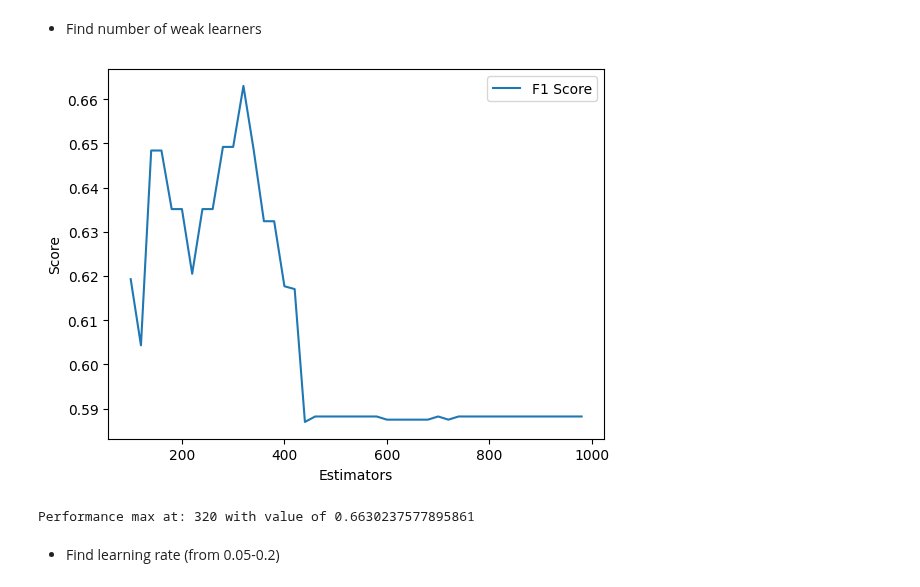
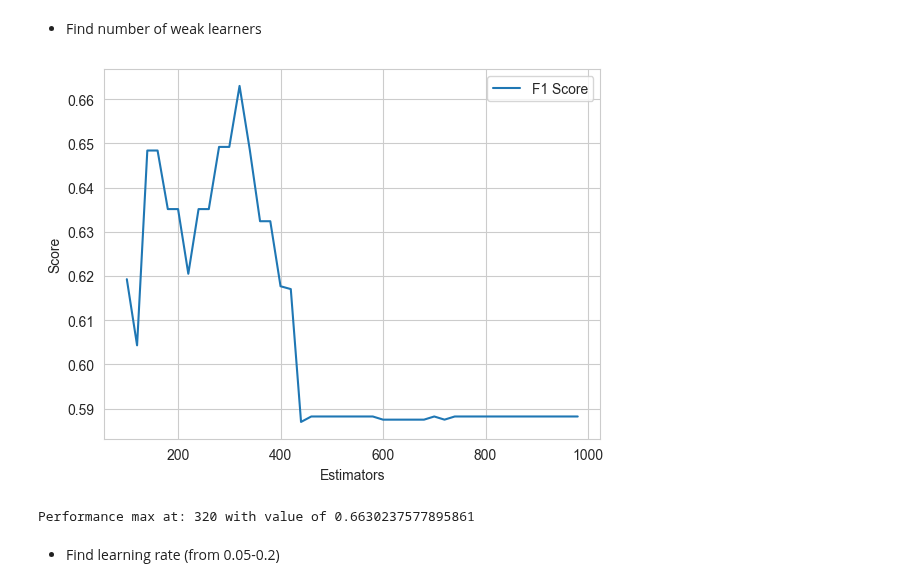
Before and after one commit to tieuandpepper/CHEE6397_HWs, a Jupyter notebook: Project/project.ipynb, the cells around one changed output. Cells and saved outputs as stored; diff of their text form; code cells hidden in the pictures.

```diff
--- a/Project/project.ipynb
+++ b/Project/project.ipynb
@@ -75,0 +77,3 @@ plt.show()
+# %%
+sns.set_style('whitegrid')
+sns.countplot(x='Crystal System', hue = "Crystal System", data=raw_data, palette="pastel", stat="percent")
@@ -75,0 +83,3 @@ plt.show()
+# %%
+sns.set_style('whitegrid')
+sns.countplot(x='Has Bandstructure', hue = "Has Bandstructure", data=raw_data, palette="pastel", stat="percent")
@@ -131,31 +144,32 @@ X_train, X_test, y_train, y_test = train_test_split(X, y, test_size=0.20, random
 # %%
 performance = pd.DataFrame([],columns=["F1 score", "Precision score", "Recall score"])
 max = 1000
 step = 20
 start = 100
 for weak_learners in range(start,max,step):
     model = GradientBoostingClassifier(n_estimators=weak_learners,learning_rate=0.11,max_depth=3,random_state=12)
     model.fit(X_train, y_train)
     y_pred = model.predict(X_test)
     f_score   =        f1_score(y_true=y_test, y_pred=y_pred, average='macro',zero_division=0)
     precision = precision_score(y_true=y_test, y_pred=y_pred, average='macro',zero_division=0)
     recall    =    recall_score(y_true=y_test, y_pred=y_pred, average='macro',zero_division=0)
     new_performance = [f_score.copy(),precision.copy(),recall.copy()]
     performance.loc[len(performance)] = new_performance
     # print("Precision: {}\nRecall: {}\nF1 Score: {}".format(precision,recall,f_score))
 
 
 plt.plot(range(start,max,step), performance['F1 score'], label = "F1 Score")
 # plt.plot(range(100,3000,20), performance['Precision score'], label = "Precision Score")
 # plt.plot(range(100,3000,20), performance['Recall score'], label = "Recall Score")
 plt.legend()
 plt.xlabel("Estimators")
 plt.ylabel("Score")
 plt.show()
 
-print("Performance max at: {} with value of {}".format(performance['F1 score'].idxmax()*step + start,performance['F1 score'].max()))
+optimal_estimator = performance['F1 score'].idxmax()*step + start
+print("Performance max at: {} with value of {}".format(optimal_estimator,performance['F1 score'].max()))
 # %% [output]
-[figure, old version]
+[figure, new version]
 Performance max at: 320 with value of 0.6630237577895861
 # %% [markdown]
 * Find learning rate (from 0.05-0.2)
```
Also changed, not shown: parts of 10 cells of this notebook, 2 other files.
